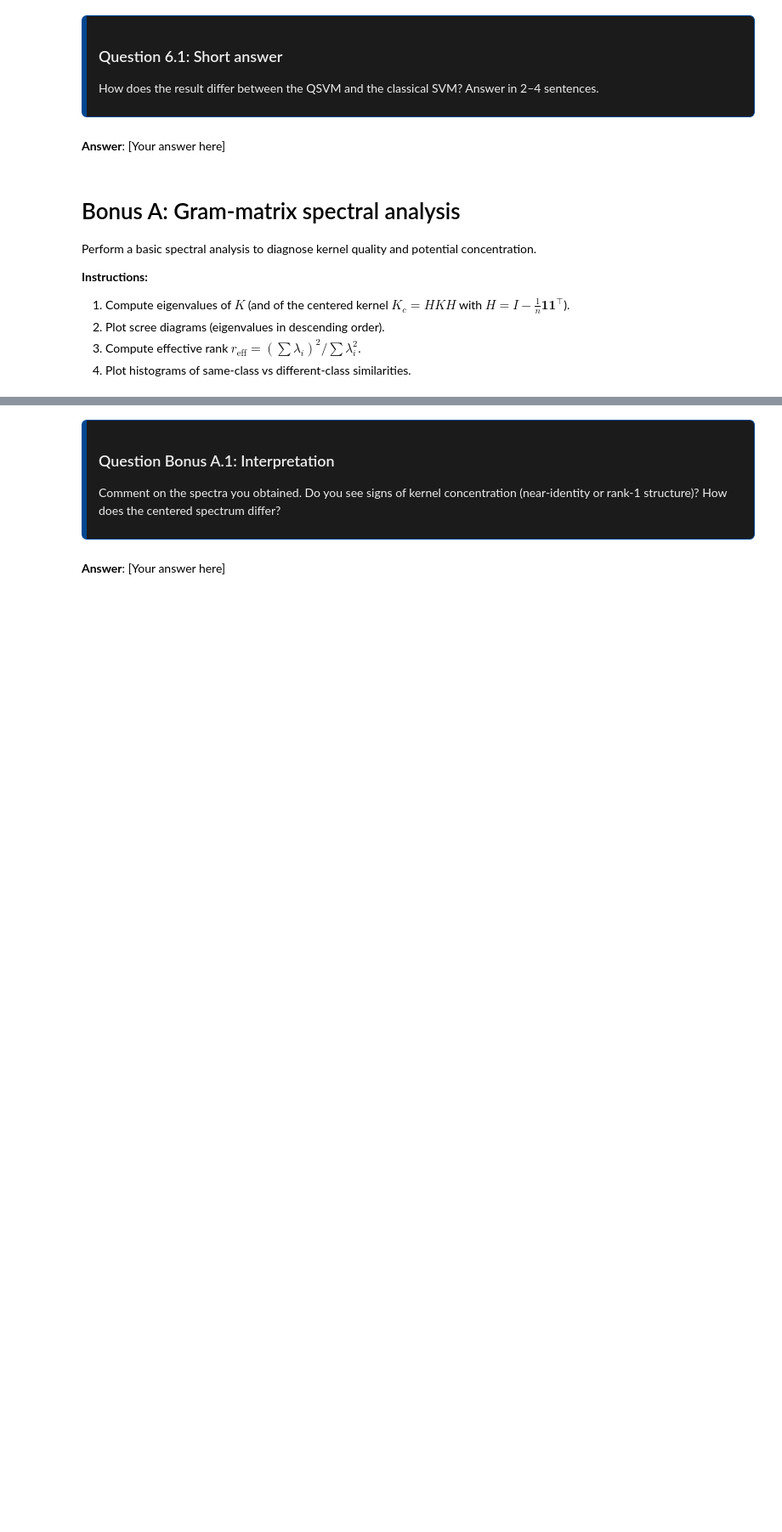
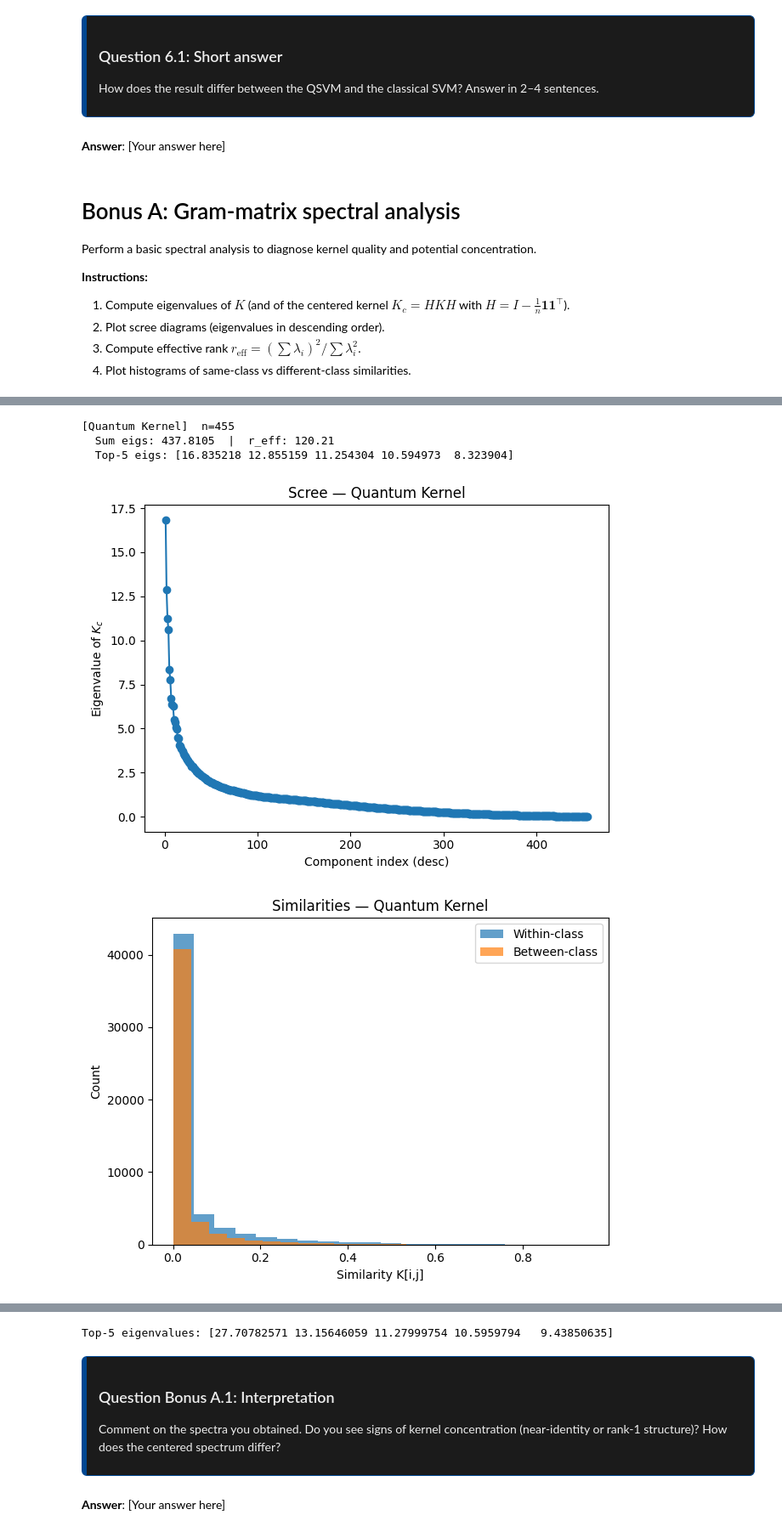
Before and after one commit to ScottMcHaffie/DD2368_assignments, a Jupyter notebook: assignment2/assignment2_edy.ipynb, the cells around one changed output, grey strips where cells are left out. Shown at 85% size. Drawn from its saved outputs; the diff is of its cells as text; code cells hidden in the pictures; blank space fills up the shorter version.

```diff
--- a/assignment2/assignment2_edy.ipynb
+++ b/assignment2/assignment2_edy.ipynb
@@ -306,12 +391,63 @@ plt.xlabel("index"); plt.ylabel("eigenvalue"); plt.show()
 # %%
 # -----YOUR CODE HERE-----
 # Similarity histogram: same vs diff classes
+def similarity_distributions(K, y, title="Within vs Between similarities"):
+    # Use upper triangle i<j to avoid duplicates/self
+    n = K.shape[0]
+    within, between = [], []
+    for i in range(n):
+        for j in range(i+1, n):
+            if y[i] == y[j]:
+                within.append(K[i,j])
+            else:
+                between.append(K[i,j])
 
+    plt.figure()
+    bins = 20
+    plt.hist(within, bins=bins, alpha=0.7, label="Within-class")
+    plt.hist(between, bins=bins, alpha=0.7, label="Between-class")
+    plt.xlabel("Similarity K[i,j]")
+    plt.ylabel("Count")
+    plt.title(title)
+    plt.legend()
+    plt.tight_layout()
+    plt.show()
+
+    return within, between
+
+def diagnostic_report(K, y, label):
+    # 1) Symmetrize
+    K_sym = symmetrize(K)
+    # 2) Center
+    Kc = center_kernel(K_sym)
+    # 3) Spectrum
+    eigs = spectrum(Kc)
+    r_eff = effective_rank(eigs, clip_at=0.0)
+
+    print(f"[{label}]  n={K.shape[0]}")
+    print(f"  Sum eigs: {eigs.sum():.4f}  |  r_eff: {r_eff:.2f}")
+    print(f"  Top-5 eigs: {np.round(eigs[:5], 6)}")
+
+    # 4) Plots
+    scree_plot(eigs, title=f"Scree — {label}")
+    same, diff = similarity_distributions(K_sym, y, title=f"Similarities — {label}")
+
+    return {"label": label, "eigs": eigs, "r_eff": r_eff, "K_sym": K_sym, "Kc": Kc, 'same': same, 'diff': diff}
+
+quantum_diagnostics = diagnostic_report(K_tr, y_tr, "Quantum Kernel")
+same = quantum_diagnostics['same']
+diff = quantum_diagnostics['diff']
 # ---YOUR CODE ENDS HERE---
 
 plt.figure()
 plt.hist(same, bins=40, alpha=0.6, density=False, label="same-class")
 plt.hist(diff, bins=40, alpha=0.6, density=False, label="diff-class")
 plt.title("Kernel similarities: same vs different class"); plt.legend(); plt.show()
 
 print("Top-5 eigenvalues:", eigs[:5])
+# %% [output]
+[Quantum Kernel]  n=455
+  Sum eigs: 437.8105  |  r_eff: 120.21
+  Top-5 eigs: [16.835218 12.855159 11.254304 10.594973  8.323904]
+[figure, added]
+[figure, added]
@@ -318,3 +455,4 @@ print("Top-5 eigenvalues:", eigs[:5])
+Top-5 eigenvalues: [27.70782571 13.15646059 11.27999754 10.5959794   9.43850635]
 # %% [markdown]
 <div style="max-width: 1200px; margin: auto; border: 1px solid #004791; border-left: 6px solid #004791; border-radius: 6px; padding: 0.8em 1em; background-color: #1b1b1bff; color: #eee;">
 
```
Also changed, not shown: parts of 15 cells of this notebook, 2 other files.
